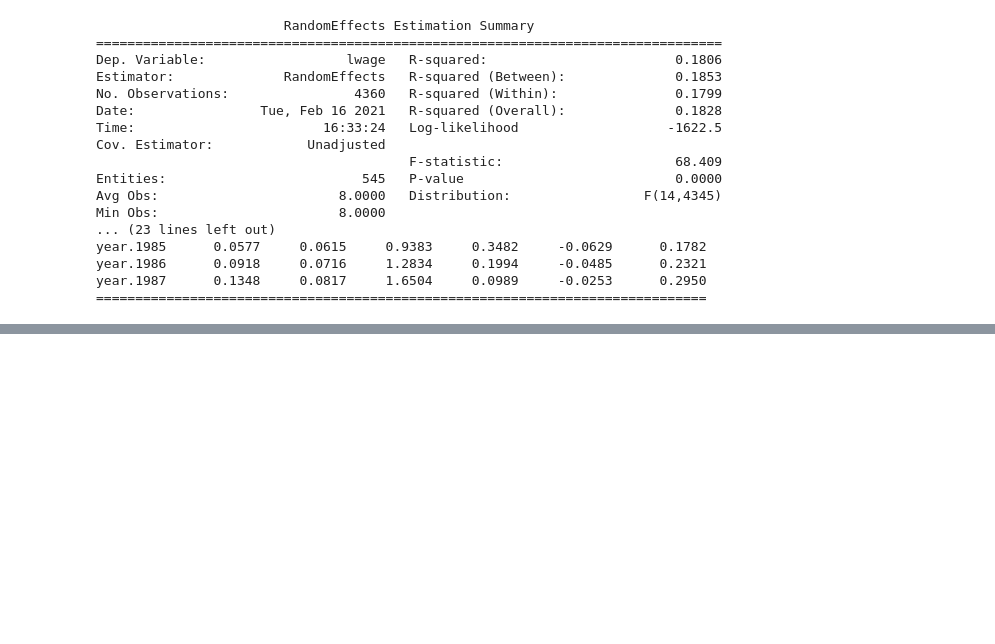
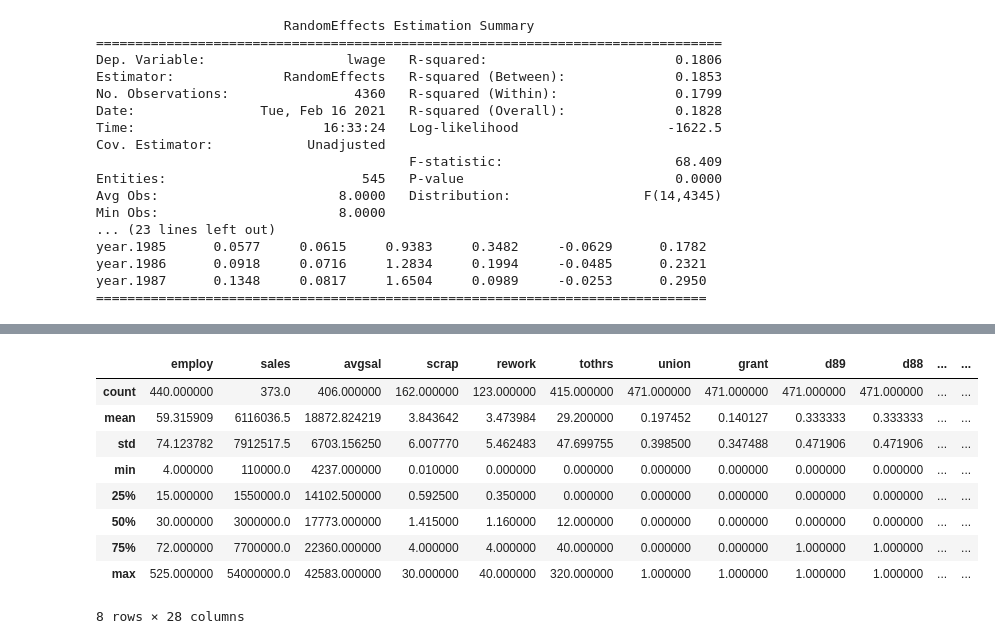
Before and after one commit to vnery5/Econometria, a Jupyter notebook: Cap 13 e 14 - Dados em Painel.ipynb, the cells around one changed output, grey strips where cells are left out. Drawn from its saved outputs; the diff is of its cells as text; code cells hidden in the pictures; blank space fills up the shorter version.

```diff
--- a/Cap 13 e 14 - Dados em Painel.ipynb
+++ b/Cap 13 e 14 - Dados em Painel.ipynb
@@ -928,0 +1545,13 @@ def Reg_Painel_Efeitos_Aleatórios(x, y, constante = "S"):
+# %%
+df.describe()
+# %% [output]
+|  | employ | sales | avgsal | scrap | rework | tothrs | union | grant | d89 | d88 | ... | ... |
+| count | 440.000000 | 373.0 | 406.000000 | 162.000000 | 123.000000 | 415.000000 | 471.000000 | 471.000000 | 471.000000 | 471.000000 | ... | ... |
+| mean | 59.315909 | 6116036.5 | 18872.824219 | 3.843642 | 3.473984 | 29.200000 | 0.197452 | 0.140127 | 0.333333 | 0.333333 | ... | ... |
+| std | 74.123782 | 7912517.5 | 6703.156250 | 6.007770 | 5.462483 | 47.699755 | 0.398500 | 0.347488 | 0.471906 | 0.471906 | ... | ... |
+| min | 4.000000 | 110000.0 | 4237.000000 | 0.010000 | 0.000000 | 0.000000 | 0.000000 | 0.000000 | 0.000000 | 0.000000 | ... | ... |
+| 25% | 15.000000 | 1550000.0 | 14102.500000 | 0.592500 | 0.350000 | 0.000000 | 0.000000 | 0.000000 | 0.000000 | 0.000000 | ... | ... |
+| 50% | 30.000000 | 3000000.0 | 17773.000000 | 1.415000 | 1.160000 | 12.000000 | 0.000000 | 0.000000 | 0.000000 | 0.000000 | ... | ... |
+| 75% | 72.000000 | 7700000.0 | 22360.000000 | 4.000000 | 4.000000 | 40.000000 | 0.000000 | 0.000000 | 1.000000 | 1.000000 | ... | ... |
+| max | 525.000000 | 54000000.0 | 42583.000000 | 30.000000 | 40.000000 | 320.000000 | 1.000000 | 1.000000 | 1.000000 | 1.000000 | ... | ... |
+8 rows × 28 columns
```
Also changed, not shown: parts of 10 cells of this notebook, 1 other file.
